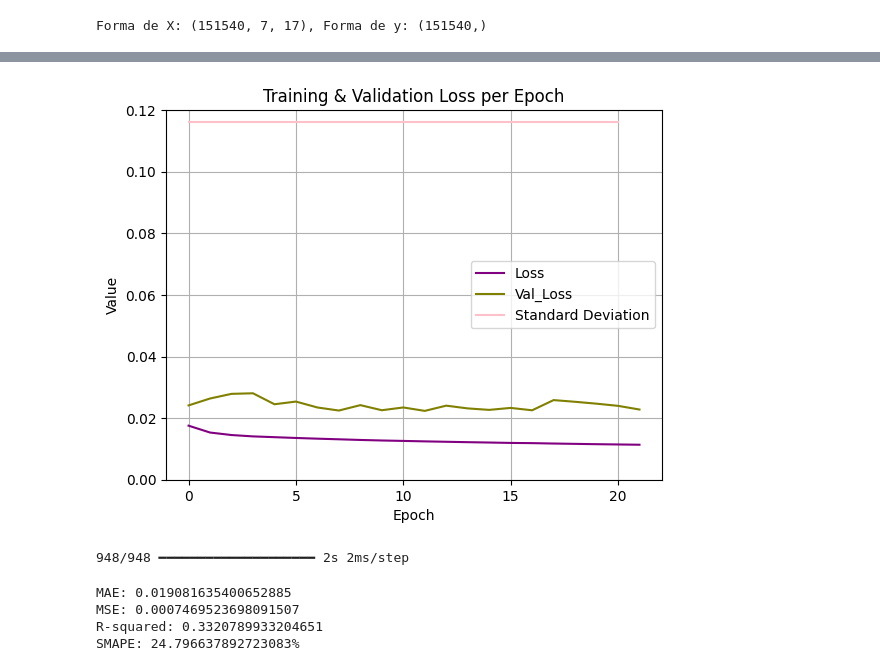
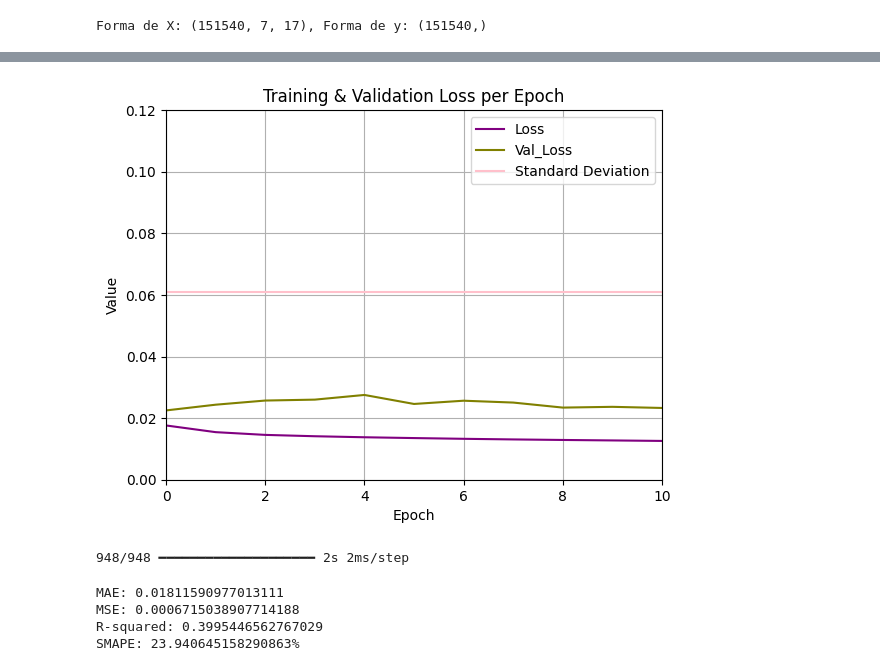
Before and after one commit to Benjaxmen/pm-prediction, a Jupyter notebook: tabular_data_models.ipynb, the cells around one changed output, grey strips where cells are left out. Saved outputs shown, nothing was run; the diff lists cells and outputs as text; code cells hidden in the pictures.

```diff
--- a/tabular_data_models.ipynb
+++ b/tabular_data_models.ipynb
@@ -258,6 +260,6 @@ early_stopping1 = EarlyStopping(
 )
 # %%
 # Entrenar el modelo
-history=model1.fit(X_train, y_train, epochs=50, batch_size=16, validation_data=(X_val, y_val),callbacks=[early_stopping1])
+history1=model1.fit(X_train, y_train, epochs=50, batch_size=16, validation_data=(X_val, y_val),callbacks=[early_stopping1])
 # %% [output]
 Epoch 1/50
@@ -280,25 +282,27 @@ Epoch 22/50
 # %%
 import matplotlib.pyplot as plt
-s=[0.116]*21
+s=[0.061]*11
 colors = ['b', 'g', 'r', 'c', 'm', 'y','k','orange', 'purple', 'brown', 'pink', 'lime', 'teal', 'gray', 'olive', 'navy']
 
     # Grafica los valores de loss
-plt.plot(history.history['loss'],  color='purple',label='Loss')
-plt.plot(history.history['val_loss'],color='olive',label='Val_Loss')
+plt.plot(history1.history['loss'],  color='purple',label='Loss')
+plt.plot(history1.history['val_loss'],color='olive',label='Val_Loss')
 plt.plot(s,label='Standard Deviation',color='pink')
 # Agrega etiquetas al gráfico
 plt.xlabel('Epoch')
 plt.ylabel('Value')
 plt.ylim(0,0.12)
+plt.xlim(0,10)
+
 plt.title('Training & Validation Loss per Epoch')
 plt.legend()
 
 plt.grid(True)
 plt.savefig('val_loss_whole.png',format='png')
 # Muestra el gráfico
 plt.show()
 # %% [output]
-[figure, old version]
+[figure, new version]
 # %%
 predictions=model1.predict(X_test)
 # %% [output]
@@ -326,7 +330,7 @@ print(f"MSE: {mse}")
 print(f"R-squared: {r2}")
 print(f"SMAPE: {smape}%")
 # %% [output]
-MAE: 0.019081635400652885
-MSE: 0.0007469523698091507
-R-squared: 0.3320789933204651
-SMAPE: 24.796637892723083%
+MAE: 0.01811590977013111
+MSE: 0.0006715038907714188
+R-squared: 0.3995446562767029
+SMAPE: 23.940645158290863%
```
Also changed, not shown: parts of 4 cells of this notebook, 2 other files.
